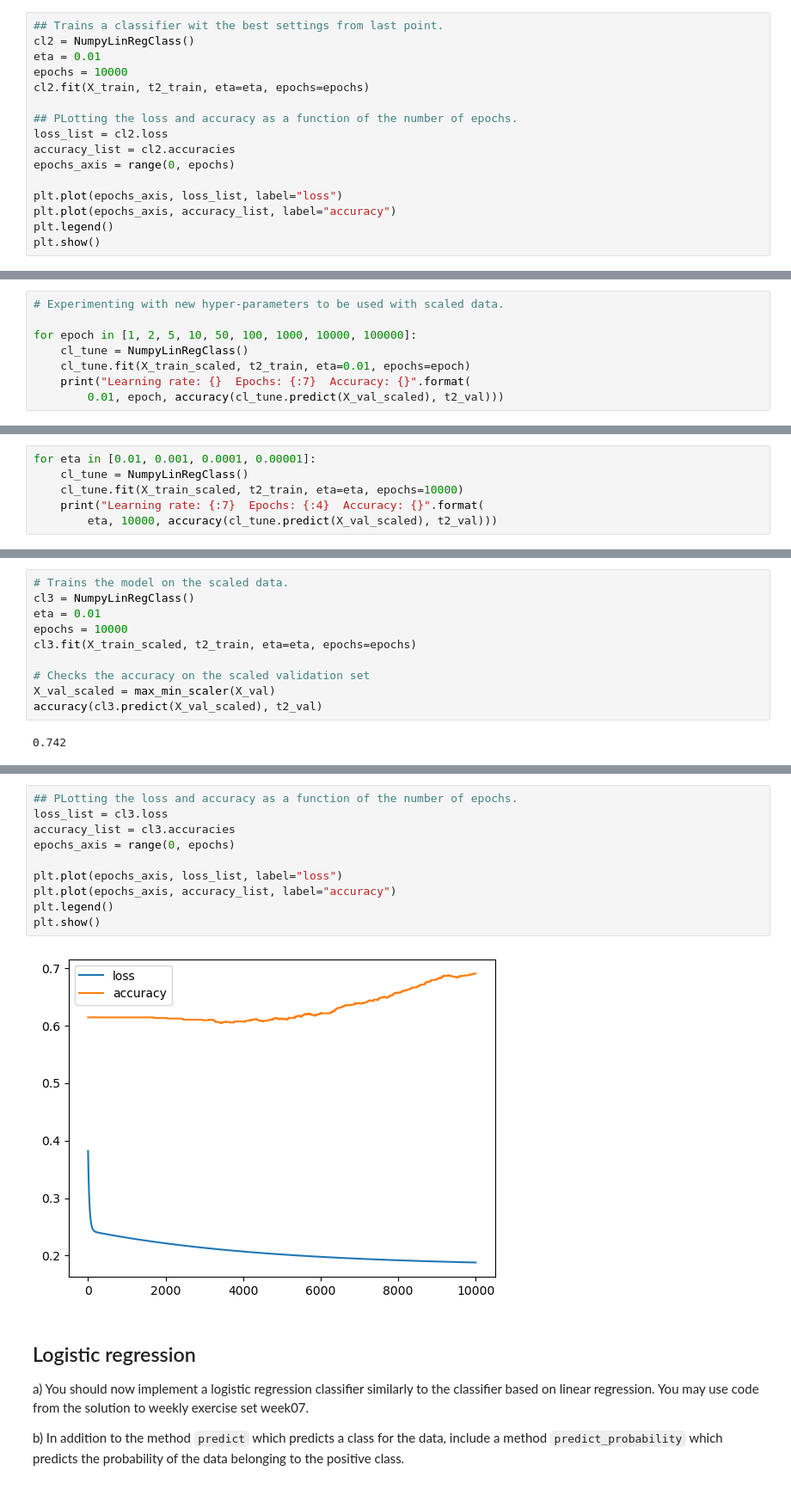
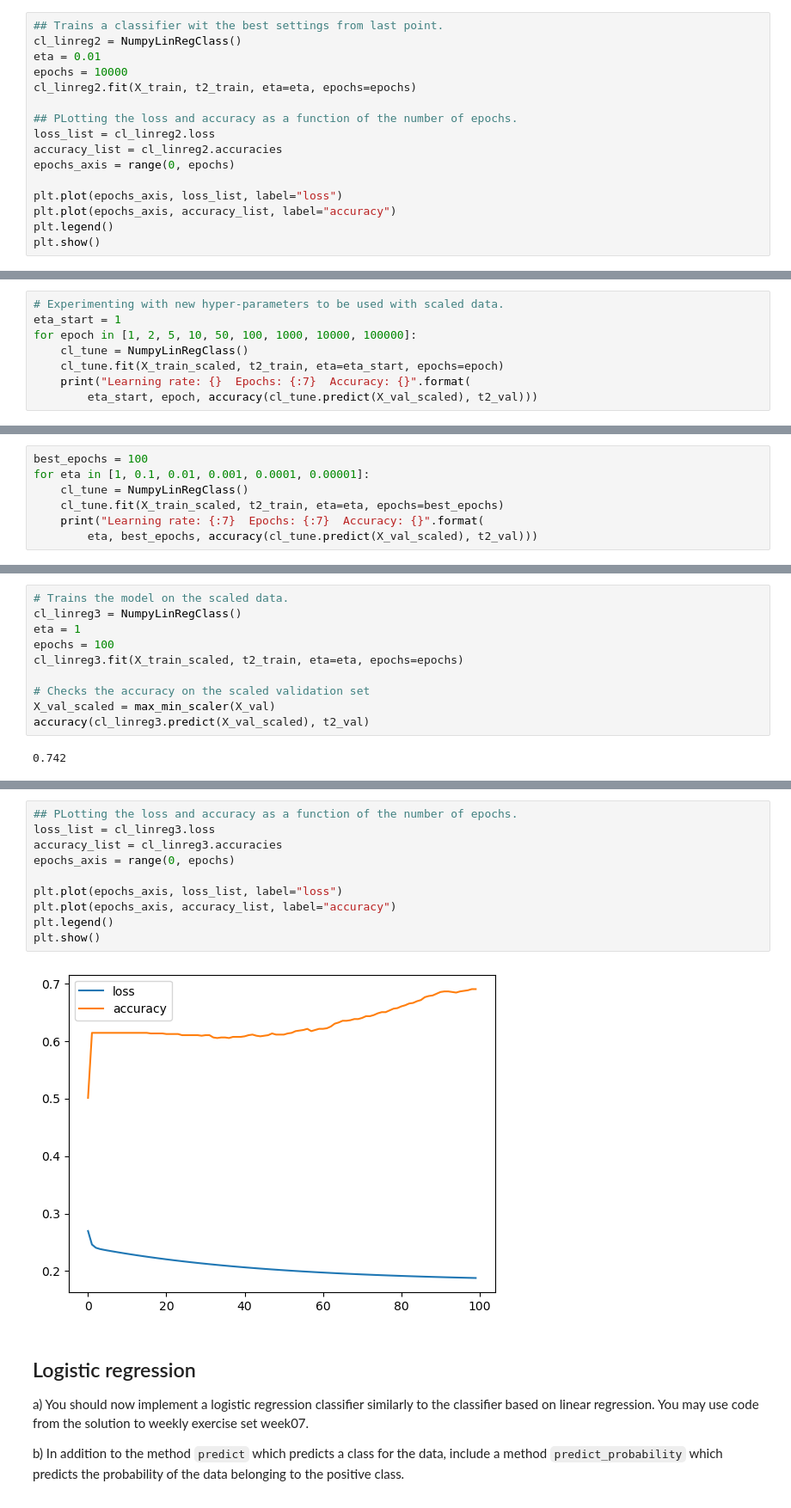
Before and after one commit to chrelerner/UiO-IN3050, a Jupyter notebook: in3050_in4050_2023_assignment_2/in3050_in4050_2023_assignment_2.ipynb, the cells around one changed output, grey strips where cells are left out. Shown at 86% size. Saved outputs shown, nothing was run; the diff lists cells and outputs as text.

```diff
--- a/in3050_in4050_2023_assignment_2/in3050_in4050_2023_assignment_2.ipynb
+++ b/in3050_in4050_2023_assignment_2/in3050_in4050_2023_assignment_2.ipynb
@@ -329,14 +347,14 @@ Train a classifier with your best settings from last point. After training, plot
 Comment on what you see: Are the function monotone? Is this as expected?
 # %%
 ## Trains a classifier wit the best settings from last point.
-cl2 = NumpyLinRegClass()
+cl_linreg2 = NumpyLinRegClass()
 eta = 0.01
 epochs = 10000
-cl2.fit(X_train, t2_train, eta=eta, epochs=epochs)
+cl_linreg2.fit(X_train, t2_train, eta=eta, epochs=epochs)
 
 ## PLotting the loss and accuracy as a function of the number of epochs.
-loss_list = cl2.loss
-accuracy_list = cl2.accuracies
+loss_list = cl_linreg2.loss
+accuracy_list = cl_linreg2.accuracies
 epochs_axis = range(0, epochs)
 
 plt.plot(epochs_axis, loss_list, label="loss")
@@ -387,10 +405,10 @@ X_train_scaled = max_min_scaler(X_train)
 X_val_scaled = max_min_scaler(X_val)
 # %%
 # Experimenting with new hyper-parameters to be used with scaled data.
-
+eta_start = 1
 for epoch in [1, 2, 5, 10, 50, 100, 1000, 10000, 100000]:
     cl_tune = NumpyLinRegClass()
-    cl_tune.fit(X_train_scaled, t2_train, eta=0.01, epochs=epoch)
+    cl_tune.fit(X_train_scaled, t2_train, eta=eta_start, epochs=epoch)
     print("Learning rate: {}  Epochs: {:7}  Accuracy: {}".format(
-        0.01, epoch, accuracy(cl_tune.predict(X_val_scaled), t2_val)))
+        eta_start, epoch, accuracy(cl_tune.predict(X_val_scaled), t2_val)))
 # %% [output]
@@ -406,7 +424,8 @@ Learning rate: 0.01  Epochs:  100000  Accuracy: 0.69
 # %%
-for eta in [0.01, 0.001, 0.0001, 0.00001]:
+best_epochs = 100
+for eta in [1, 0.1, 0.01, 0.001, 0.0001, 0.00001]:
     cl_tune = NumpyLinRegClass()
-    cl_tune.fit(X_train_scaled, t2_train, eta=eta, epochs=10000)
-    print("Learning rate: {:7}  Epochs: {:4}  Accuracy: {}".format(
-        eta, 10000, accuracy(cl_tune.predict(X_val_scaled), t2_val)))
+    cl_tune.fit(X_train_scaled, t2_train, eta=eta, epochs=best_epochs)
+    print("Learning rate: {:7}  Epochs: {:7}  Accuracy: {}".format(
+        eta, best_epochs, accuracy(cl_tune.predict(X_val_scaled), t2_val)))
 # %% [output]
@@ -417,12 +446,12 @@ Learning rate:   1e-05  Epochs: 10000  Accuracy: 0.576
 # %%
 # Trains the model on the scaled data.
-cl3 = NumpyLinRegClass()
-eta = 0.01
-epochs = 10000
-cl3.fit(X_train_scaled, t2_train, eta=eta, epochs=epochs)
+cl_linreg3 = NumpyLinRegClass()
+eta = 1
+epochs = 100
+cl_linreg3.fit(X_train_scaled, t2_train, eta=eta, epochs=epochs)
 
 # Checks the accuracy on the scaled validation set
 X_val_scaled = max_min_scaler(X_val)
-accuracy(cl3.predict(X_val_scaled), t2_val)
+accuracy(cl_linreg3.predict(X_val_scaled), t2_val)
 # %% [output]
 0.742
@@ -437,15 +467,15 @@ This can be reached with eta = 0.001, and 50 000 epochs.
 # %%
 ## PLotting the loss and accuracy as a function of the number of epochs.
-loss_list = cl3.loss
-accuracy_list = cl3.accuracies
+loss_list = cl_linreg3.loss
+accuracy_list = cl_linreg3.accuracies
 epochs_axis = range(0, epochs)
 
 plt.plot(epochs_axis, loss_list, label="loss")
 plt.plot(epochs_axis, accuracy_list, label="accuracy")
 plt.legend()
 plt.show()
 # %% [output]
-[figure, old version]
+[figure, new version]
 # %% [markdown]
 ## Logistic regression
 a) You should now implement a logistic regression classifier similarly to the classifier based on linear regression.
```
Also changed, not shown: parts of 46 cells of this notebook.
